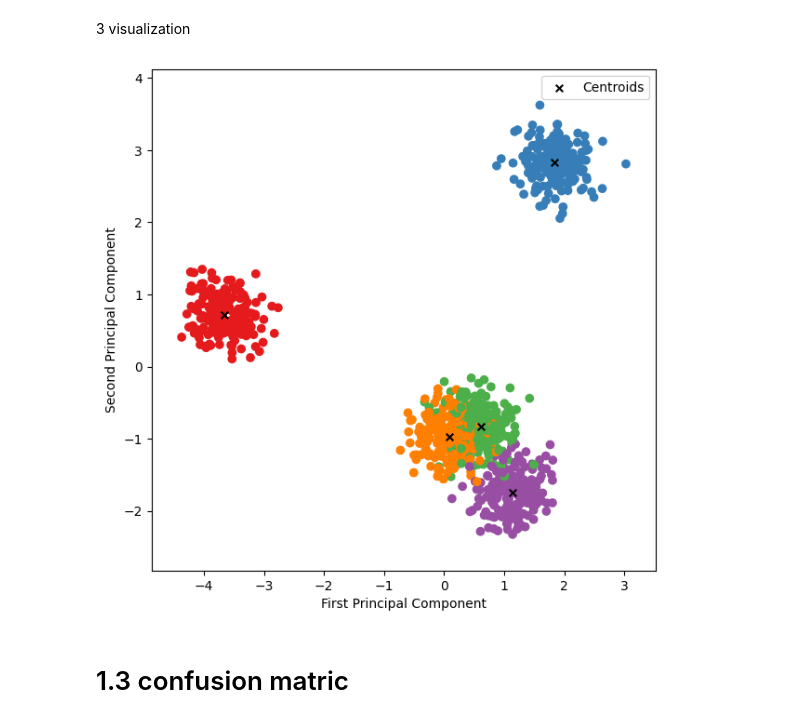
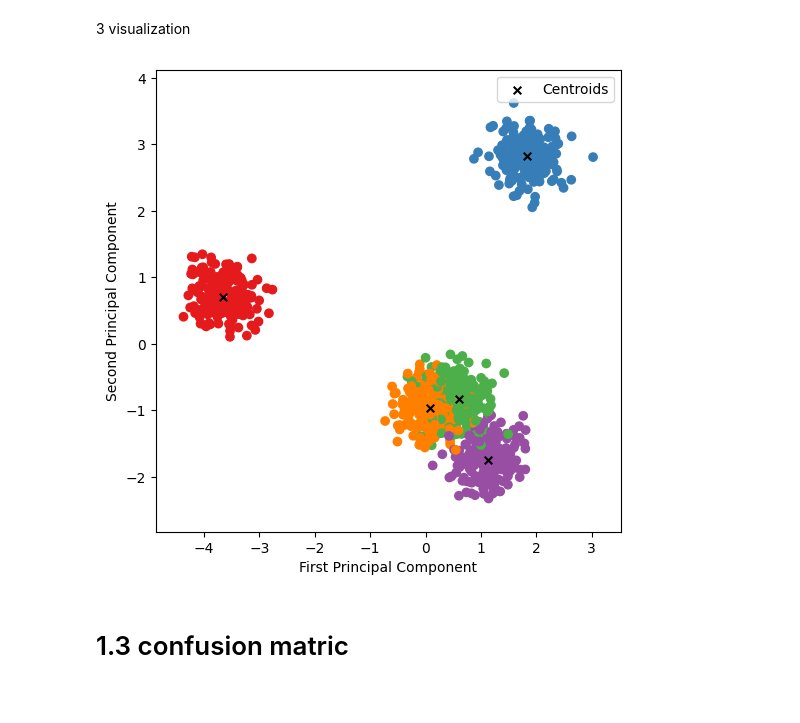
Before and after one commit to Yuyang-Yao/Math_-5750_Project2, a Jupyter notebook: project2.ipynb, the cells around one changed output. Drawn from its saved outputs; the diff is of its cells as text; code cells hidden in the pictures.

```diff
--- a/project2.ipynb
+++ b/project2.ipynb
@@ -232,27 +232,27 @@ from matplotlib.colors import ListedColormap
 cmap = ListedColormap(["#e41a1c","#984ea3","#a65628","#377eb8","#ffff33","#4daf4a","#ff7f00"])
 #e41a1c = red, #984ea3 = purple, #a65628 = brown, #377eb8 = blue, #ffff33 = yellow, #4daf4a = green,#ff7f00 = orange
 # %%
-plt.rcParams['figure.figsize'] = (7, 7)
+plt.rcParams['figure.figsize'] = (6, 6)
 fig,ax_Q1 = plt.subplots()
 
 ax_Q1.set_xlim(df_plot_Q1["PC1"].min()-0.5,df_plot_Q1["PC1"].max()+0.5) # set PC1 and PC2 axies length
 ax_Q1.set_ylim(df_plot_Q1["PC2"].min()-0.5,df_plot_Q1["PC2"].max()+0.5)
 
 # Plot Principal Components 1 and 2 in R^2
 ax_Q1.scatter(df_plot_Q1["PC1"], df_plot_Q1["PC2"], c=df_plot_Q1['cluster group Q1'],  marker="o", cmap=cmap)
 
 # plot centroid
 plt.scatter(centroid_PCA_Q1[:,0], centroid_PCA_Q1[:,1],# this means the first and second entry of the numpy array, PC1 axis (direction) coordiante and PC2 direction coordinate of the centroid
             c="black", marker="x", s=30, label="Centroids")
 
 
 ax_Q1 .set_xlabel('First Principal Component')
 ax_Q1 .set_ylabel('Second Principal Component')
 ax_Q1.legend()
 
 plt.show()
 # %% [output]
-[figure, old version]
+[figure, new version]
 # %%
 plt.rcParams['figure.figsize'] = (5, 5)
 # %% [markdown]
```
Also changed, not shown: parts of 4 cells of this notebook.
